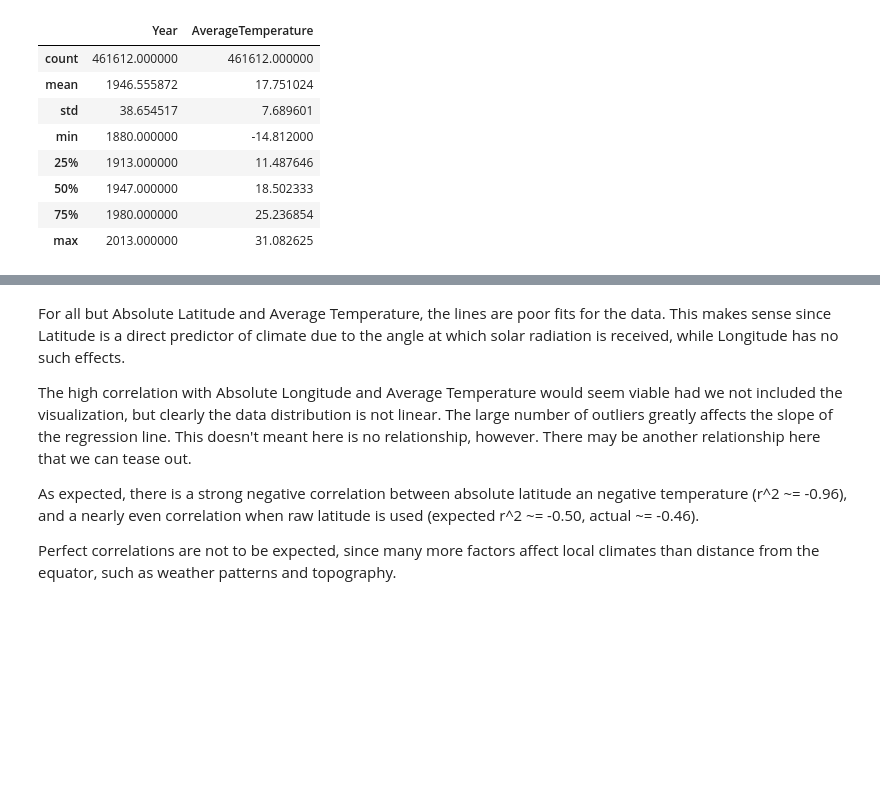
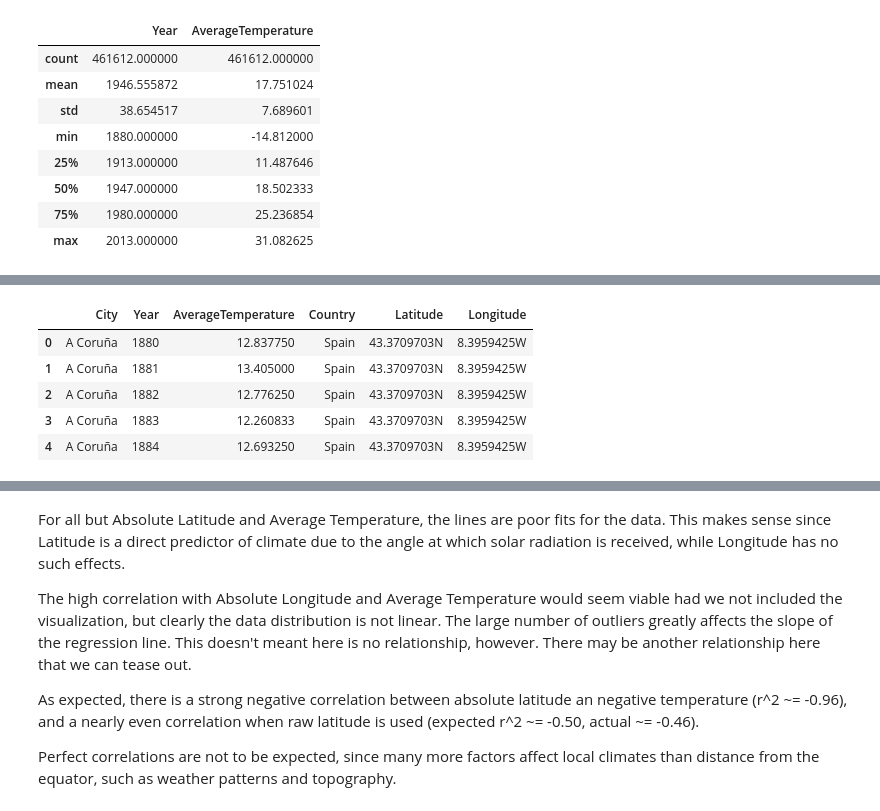
Before and after one commit to jacobRidenour/Temperature-Patterns, a Jupyter notebook: Analysis 1 Exploration Preparation.ipynb, the cells around one changed output, grey strips where cells are left out. Saved outputs shown, nothing was run; the diff lists cells and outputs as text; code cells hidden in the pictures; blank space fills up the shorter version.

```diff
--- a/Analysis 1 Exploration Preparation.ipynb
+++ b/Analysis 1 Exploration Preparation.ipynb
@@ -371,3 +374,41 @@ df_updated.describe()
+# %%
+df_coords = pd.read_csv('city_country_with_coordinates.csv',  encoding='utf-8')
+
+# Step 1: Adjusted to strip "-" for S and W
+def format_lat(lat):
+    """Format latitude with 'N' or 'S' without truncating digits and strip '-' for S."""
+    lat_val = float(lat)
+    direction = 'N' if lat_val >= 0 else 'S'
+    lat_str = str(abs(lat_val))  # Convert to string after removing sign
+    return f"{lat_str}{direction}"
+
+def format_lon(lon):
+    """Format longitude with 'E' or 'W' without truncating digits and strip '-' for W."""
+    lon_val = float(lon)
+    direction = 'E' if lon_val >= 0 else 'W'
+    lon_str = str(abs(lon_val))  # Convert to string after removing sign
+    return f"{lon_str}{direction}"
+
+df_coords['Latitude'] = df_coords['Latitude'].apply(format_lat)
+df_coords['Longitude'] = df_coords['Longitude'].apply(format_lon)
+
+lat_mapping = df_coords.set_index(['City', 'Country'])['Latitude'].to_dict()
+lon_mapping = df_coords.set_index(['City', 'Country'])['Longitude'].to_dict()
+
+df_updated['City_Country'] = df_updated['City'] + '_' + df_updated['Country']
+df_updated['Latitude'] = df_updated['City_Country'].map(lambda x: lat_mapping.get(tuple(x.split('_')), None))
+df_updated['Longitude'] = df_updated['City_Country'].map(lambda x: lon_mapping.get(tuple(x.split('_')), None))
+
+df_updated.drop('City_Country', axis=1, inplace=True)
+
+df_updated.head()
+# %% [output]
+|  | City | Year | AverageTemperature | Country | Latitude | Longitude |
+| 0 | A Coruña | 1880 | 12.837750 | Spain | 43.3709703N | 8.3959425W |
+| 1 | A Coruña | 1881 | 13.405000 | Spain | 43.3709703N | 8.3959425W |
+| 2 | A Coruña | 1882 | 12.776250 | Spain | 43.3709703N | 8.3959425W |
+| 3 | A Coruña | 1883 | 12.260833 | Spain | 43.3709703N | 8.3959425W |
+| 4 | A Coruña | 1884 | 12.693250 | Spain | 43.3709703N | 8.3959425W |
 # %%
 # Add additional latitude/longitude columns for data visualization/processing
 df_updated['NumericLatitude'] = df_updated['Latitude'].apply(lambda x: float(x[:-1]) if 'N' in x else -float(x[:-1]))
```
Also changed, not shown: parts of 15 cells of this notebook, 10 other files.
